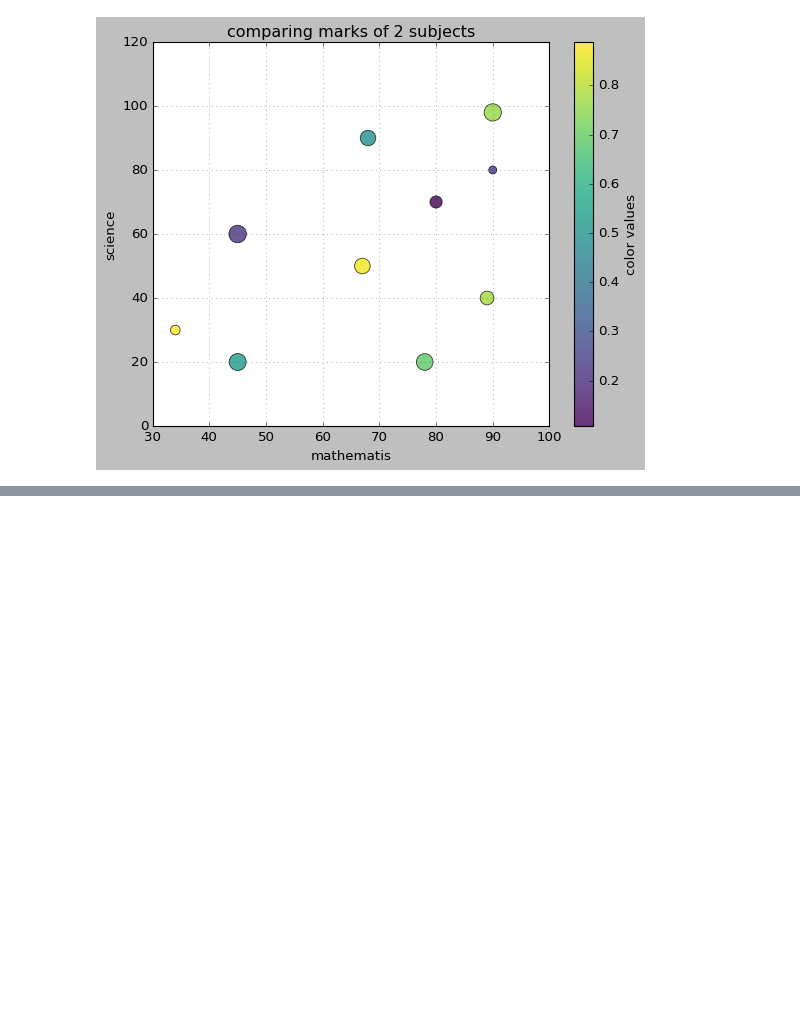
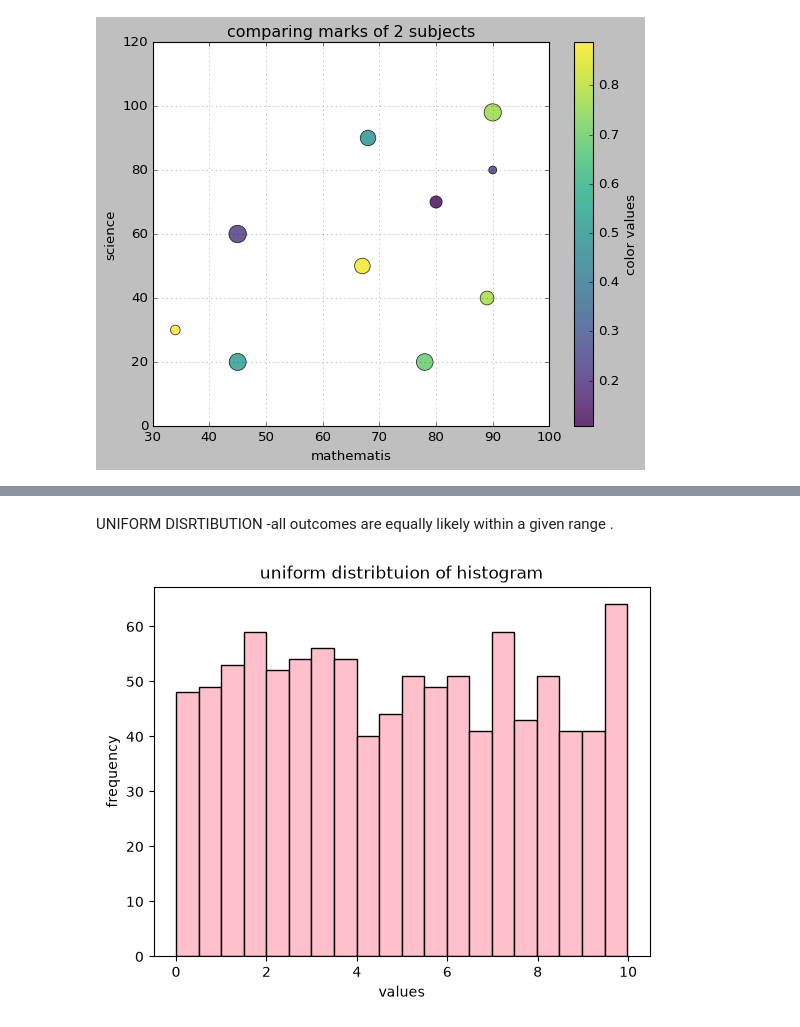
Before and after one commit to shimnasherin73/python-basics, a Jupyter notebook: matplotlib.ipynb, the cells around one changed output, grey strips where cells are left out. Saved outputs shown, nothing was run; the diff lists cells and outputs as text; code cells hidden in the pictures; blank space fills up the shorter version.

```diff
--- a/matplotlib.ipynb
+++ b/matplotlib.ipynb
@@ -426,0 +497,16 @@ plt.show()
+# %% [markdown]
+UNIFORM DISRTIBUTION
+-all outcomes are equally likely within a given range .
+# %%
+import matplotlib.pyplot as plt
+import numpy as np
+
+data=np.random.uniform(0,10,1000)
+
+plt.hist(data,bins=20,color='pink',edgecolor='black')
+plt.xlabel('values')
+plt.ylabel('frequency')
+plt.title('uniform distribtuion of histogram')
+plt.show()
+# %% [output]
+[figure, added]
```
Also changed, not shown: parts of 12 cells of this notebook.
